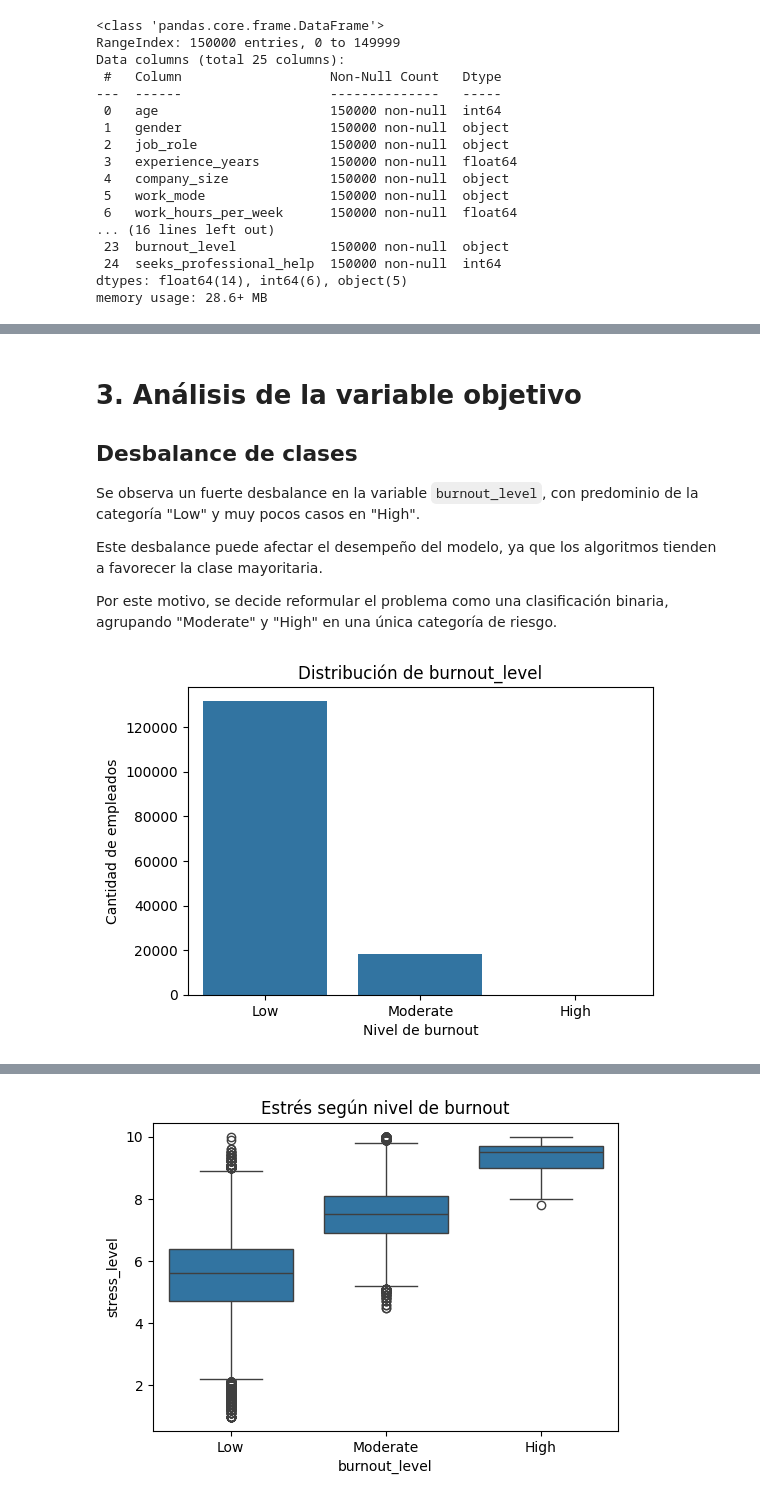
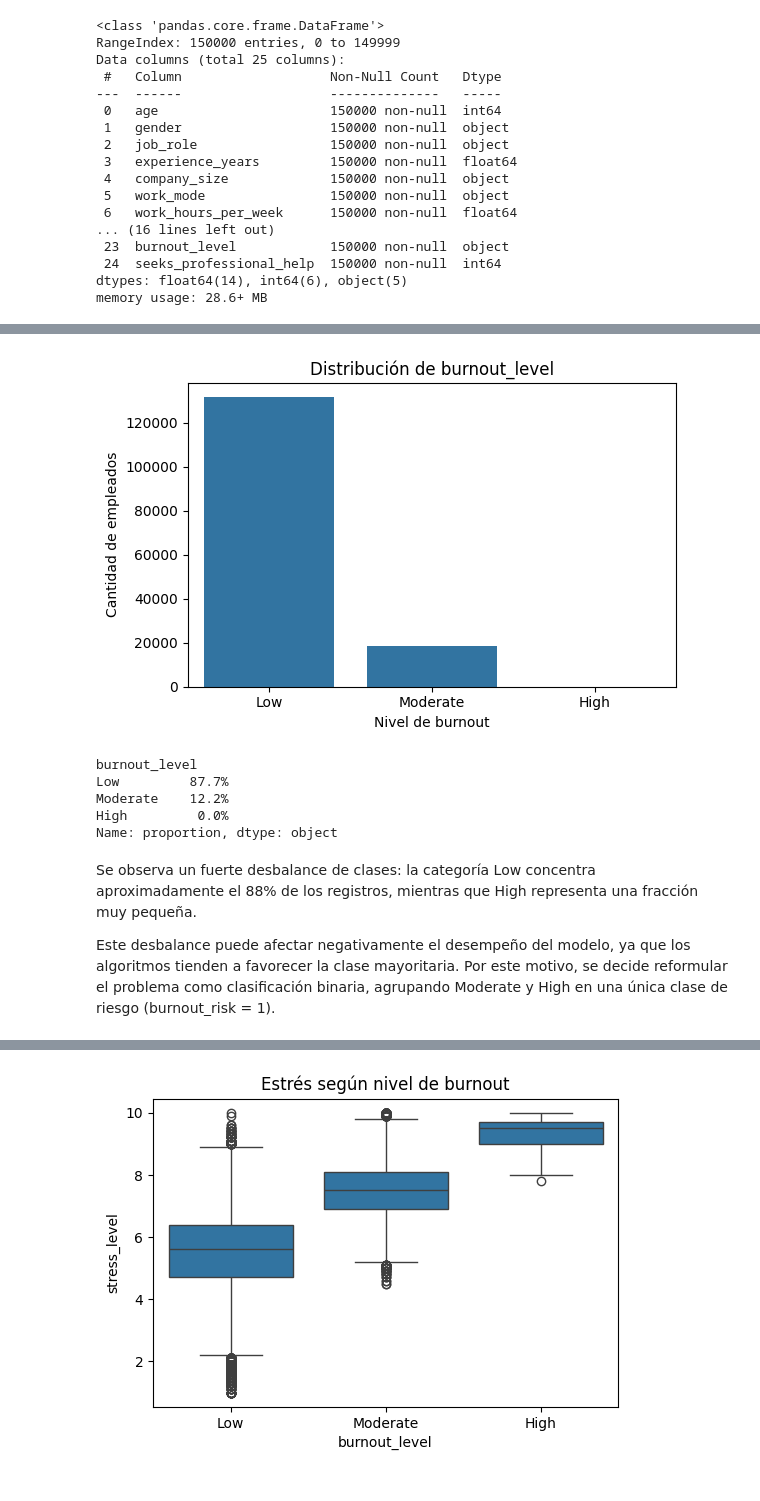
Before and after one commit to ailingomezromay/Grupo-4--TP-BigData-Burnout, a Jupyter notebook: TP_Grupo 4_BigData_Burnout.ipynb, the cells around one changed output, grey strips where cells are left out. Saved outputs shown, nothing was run; the diff lists cells and outputs as text; code cells hidden in the pictures.

```diff
--- a/TP_Grupo 4_BigData_Burnout.ipynb
+++ b/TP_Grupo 4_BigData_Burnout.ipynb
@@ -91,19 +113,21 @@ El dataset contiene información sobre empleados del sector tecnológico, incluy
+# %%
+plt.figure(figsize=(6, 4))
+sns.countplot(data=df, x='burnout_level', order=df['burnout_level'].value_counts().index)
+plt.title('Distribución de burnout_level')
+plt.xlabel('Nivel de burnout')
+plt.ylabel('Cantidad de empleados')
+plt.tight_layout()
+plt.show()
+
+print(df['burnout_level'].value_counts(normalize=True).mul(100).round(1).astype(str) + '%')
+# %% [output]
+[figure, added]
+burnout_level
+Low         87.7%
+Moderate    12.2%
+High         0.0%
+Name: proportion, dtype: object
 # %% [markdown]
-# 3. Análisis de la variable objetivo
+Se observa un fuerte desbalance de clases: la categoría Low concentra aproximadamente el 88% de los registros, mientras que High representa una fracción muy pequeña.
 
-## Desbalance de clases
-
-Se observa un fuerte desbalance en la variable `burnout_level`, con predominio de la categoría "Low" y muy pocos casos en "High".
-
-Este desbalance puede afectar el desempeño del modelo, ya que los algoritmos tienden a favorecer la clase mayoritaria.
-
-Por este motivo, se decide reformular el problema como una clasificación binaria, agrupando "Moderate" y "High" en una única categoría de riesgo.
+Este desbalance puede afectar negativamente el desempeño del modelo, ya que los algoritmos tienden a favorecer la clase mayoritaria. Por este motivo, se decide reformular el problema como clasificación binaria, agrupando Moderate y High en una única clase de riesgo (burnout_risk = 1).
-# %%
-plt.figure(figsize=(6,4))
-sns.countplot(data=df, x="burnout_level")
-plt.title("Distribución de burnout_level")
-plt.xlabel("Nivel de burnout")
-plt.ylabel("Cantidad de empleados")
-plt.show()
-# %% [output]
-[figure, removed]
```
Also changed, not shown: parts of 81 cells of this notebook.
